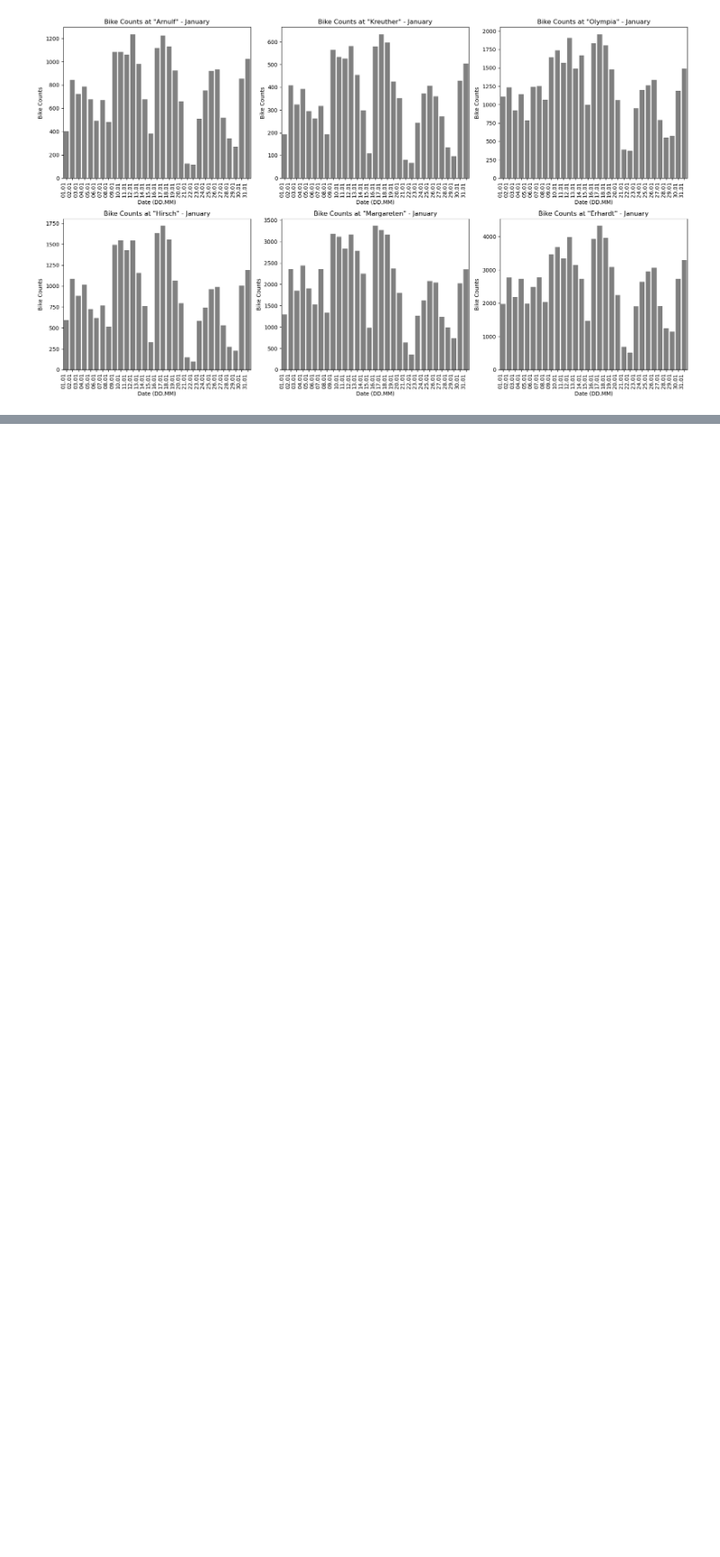
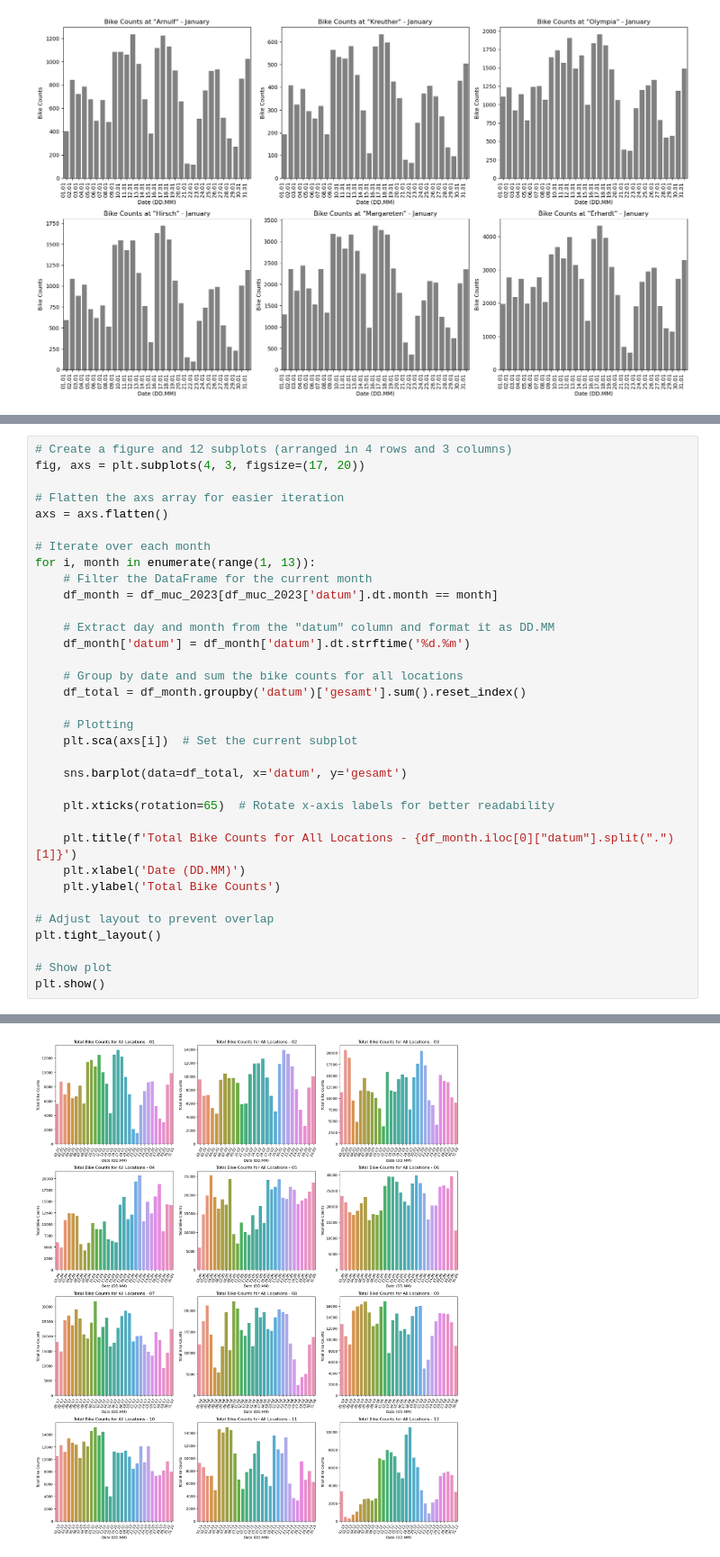
Before and after one commit to caropaezBSH/CaroPeThesis, a Jupyter notebook: PreProcessing_Notebook.ipynb, the cells around one changed output, grey strips where cells are left out. Shown at 90% size. Cells and saved outputs as stored; diff of their text form; blank space fills up the shorter version.

```diff
--- a/PreProcessing_Notebook.ipynb
+++ b/PreProcessing_Notebook.ipynb
@@ -293,0 +291,35 @@ See the caveats in the documentation: https://pandas.pydata.org/pandas-docs/stab
+# %%
+# Create a figure and 12 subplots (arranged in 4 rows and 3 columns)
+fig, axs = plt.subplots(4, 3, figsize=(17, 20))
+
+# Flatten the axs array for easier iteration
+axs = axs.flatten()
+
+# Iterate over each month
+for i, month in enumerate(range(1, 13)):
+    # Filter the DataFrame for the current month
+    df_month = df_muc_2023[df_muc_2023['datum'].dt.month == month]
+
+    # Extract day and month from the "datum" column and format it as DD.MM
+    df_month['datum'] = df_month['datum'].dt.strftime('%d.%m')
+
+    # Group by date and sum the bike counts for all locations
+    df_total = df_month.groupby('datum')['gesamt'].sum().reset_index()
+
+    # Plotting
+    plt.sca(axs[i])  # Set the current subplot
+
+    sns.barplot(data=df_total, x='datum', y='gesamt')
+
+    plt.xticks(rotation=65)  # Rotate x-axis labels for better readability
+
+    plt.title(f'Total Bike Counts for All Locations - {df_month.iloc[0]["datum"].split(".")[1]}')
+    plt.xlabel('Date (DD.MM)')
+    plt.ylabel('Total Bike Counts')
+
+# Adjust layout to prevent overlap
+plt.tight_layout()
+
+# Show plot
+plt.show()
+# %% [output]
@@ -293,0 +343 @@ See the caveats in the documentation: https://pandas.pydata.org/pandas-docs/stab
+[figure, added]
```
Also changed, not shown: parts of 12 cells of this notebook.
